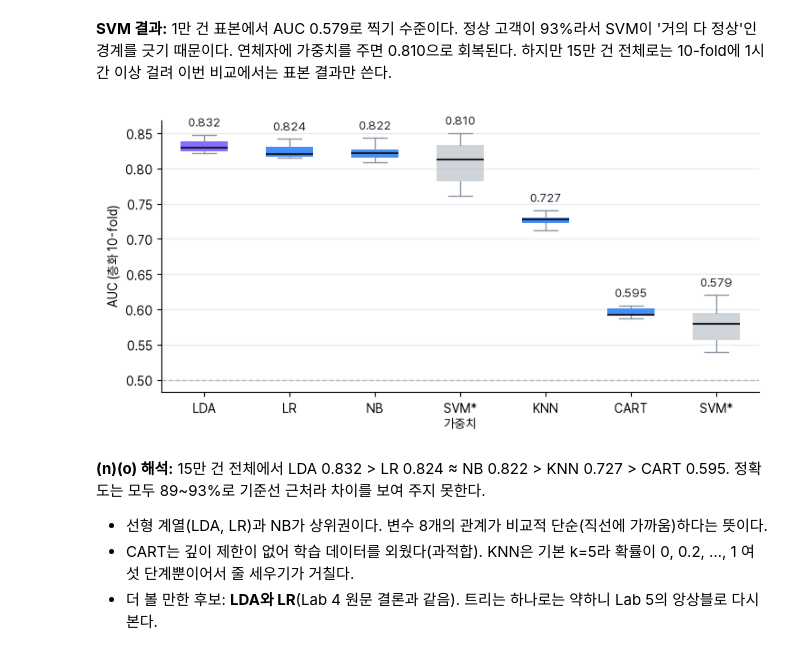
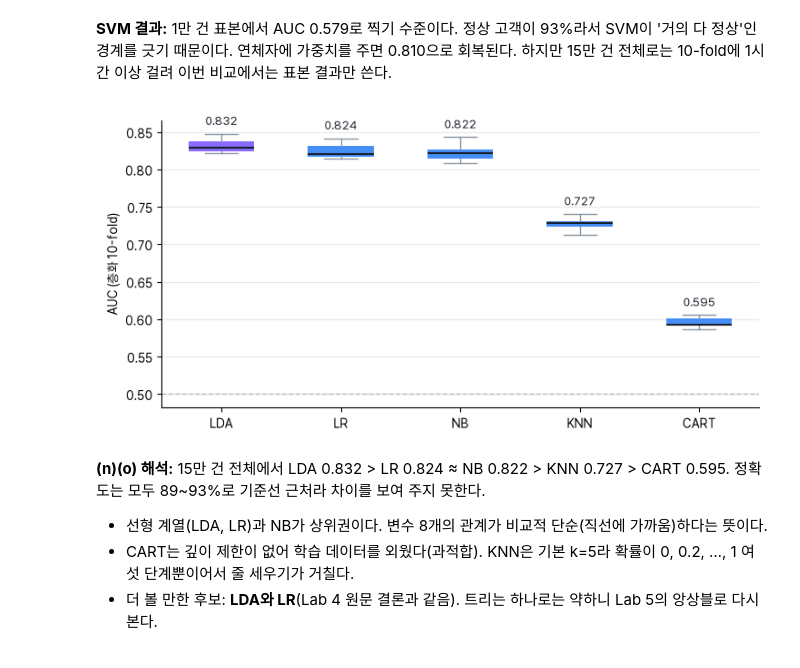
Before and after one commit to coddddin/credit-risk-prediction, a Jupyter notebook: notebooks/04_lab4_metrics_algorithms.ipynb, the cells around one changed output. Cells and saved outputs as stored; diff of their text form; code cells hidden in the pictures.

Commit message:
Separate SVM from the Lab 4 ranking chart and clarify the 31% loss line on slide 22
Co-Authored-By: Claude Opus 5.5 <noreply@anthropic.com>

```diff
--- a/notebooks/04_lab4_metrics_algorithms.ipynb
+++ b/notebooks/04_lab4_metrics_algorithms.ipynb
@@ -249,26 +249,26 @@ for name, model in models + [('SVM', SVC()), ('SVM 가중치', SVC(class_weight=
 **SVM 결과:** 1만 건 표본에서 AUC 0.579로 찍기 수준이다. 정상 고객이 93%라서 SVM이 '거의 다 정상'인 경계를 긋기 때문이다.
 연체자에 가중치를 주면 0.810으로 회복된다. 하지만 15만 건 전체로는 10-fold에 1시간 이상 걸려 이번 비교에서는 표본 결과만 쓴다.
 # %%
-# 그림: 알고리즘별 10번 시험 AUC 상자그림 (Lab 4의 boxplot) — SVM은 1만 건 표본
-data = results + [sample['SVM'], sample['SVM 가중치']]
-labels = names_ + ['SVM*', 'SVM*\n가중치']
+# 그림: 알고리즘별 10번 시험 AUC 상자그림 (Lab 4의 boxplot) — 15만 건 전체 결과만. SVM(1만 건 표본)은 조건이 달라 따로 표시
+data = list(results)
+labels = list(names_)
 order = numpy.argsort([-numpy.mean(d) for d in data])
 fig, ax = pyplot.subplots(figsize=(7.5, 3.8))
 bp = ax.boxplot([data[i] for i in order], patch_artist=True, widths=0.55,
                 medianprops={'color': INK, 'lw': 1.5}, whiskerprops={'color': '#8B95A1'}, capprops={'color': '#8B95A1'},
                 flierprops={'marker': 'o', 'markersize': 3, 'markeredgecolor': '#8B95A1'})
 for patch, i in zip(bp['boxes'], order):
     patch.set_facecolor(VIOLET if labels[i] == 'LDA' else (GRAY if labels[i].startswith('SVM') else BLUE))
     patch.set_edgecolor('none'); patch.set_alpha(0.9 if not labels[i].startswith('SVM') else 0.6)
 for k, i in enumerate(order):
     ax.text(k + 1, numpy.max(data[i]) + 0.012, f'{numpy.mean(data[i]):.3f}', ha='center', fontsize=9.5, color=INK)
 ax.set_xticks(range(1, len(order) + 1)); ax.set_xticklabels([labels[i] for i in order], fontsize=10)
 ax.axhline(0.5, ls='--', color=GRAY, lw=1)
 ax.set_ylabel('AUC (층화 10-fold)'); ax.spines[['top', 'right']].set_visible(False)
 ax.grid(axis='y', color='#E5E8EB'); ax.set_axisbelow(True)
 pyplot.tight_layout(); pyplot.savefig('../figures/lab4_compare.png', dpi=200); pyplot.show()
 # %% [output]
-[figure, old version]
+[figure, new version]
 # %% [markdown]
 **(n)(o) 해석:** 15만 건 전체에서 LDA 0.832 > LR 0.824 ≈ NB 0.822 > KNN 0.727 > CART 0.595.
 정확도는 모두 89~93%로 기준선 근처라 차이를 보여 주지 못한다.
```
Also changed, not shown: parts of 2 cells of this notebook, 3 other files.
